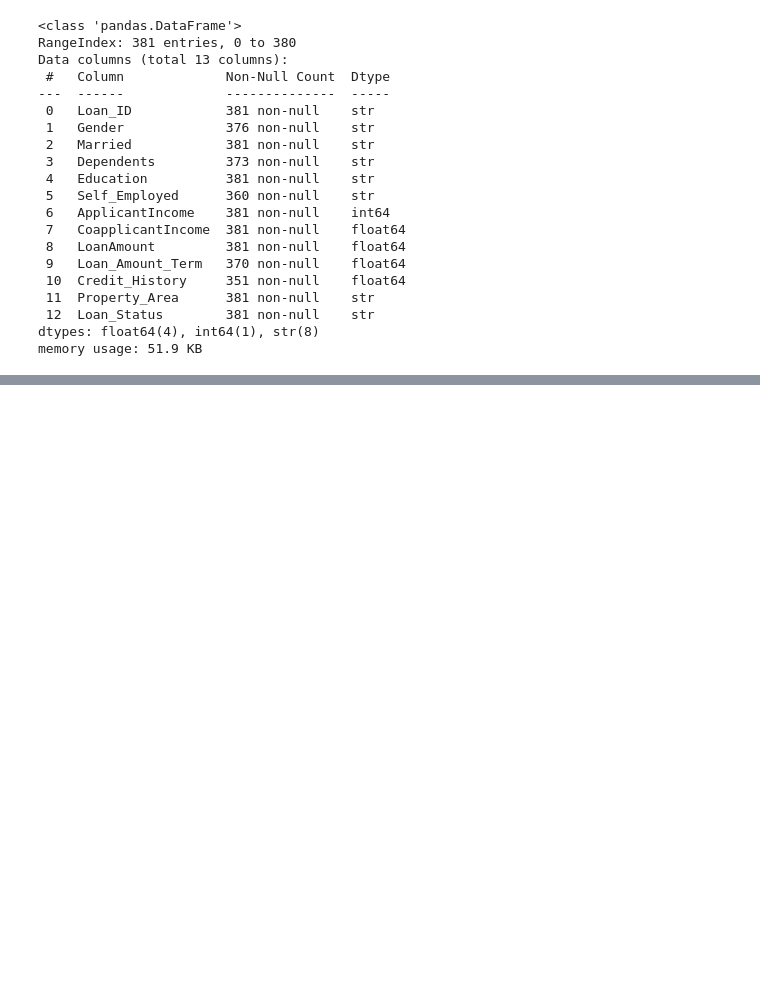
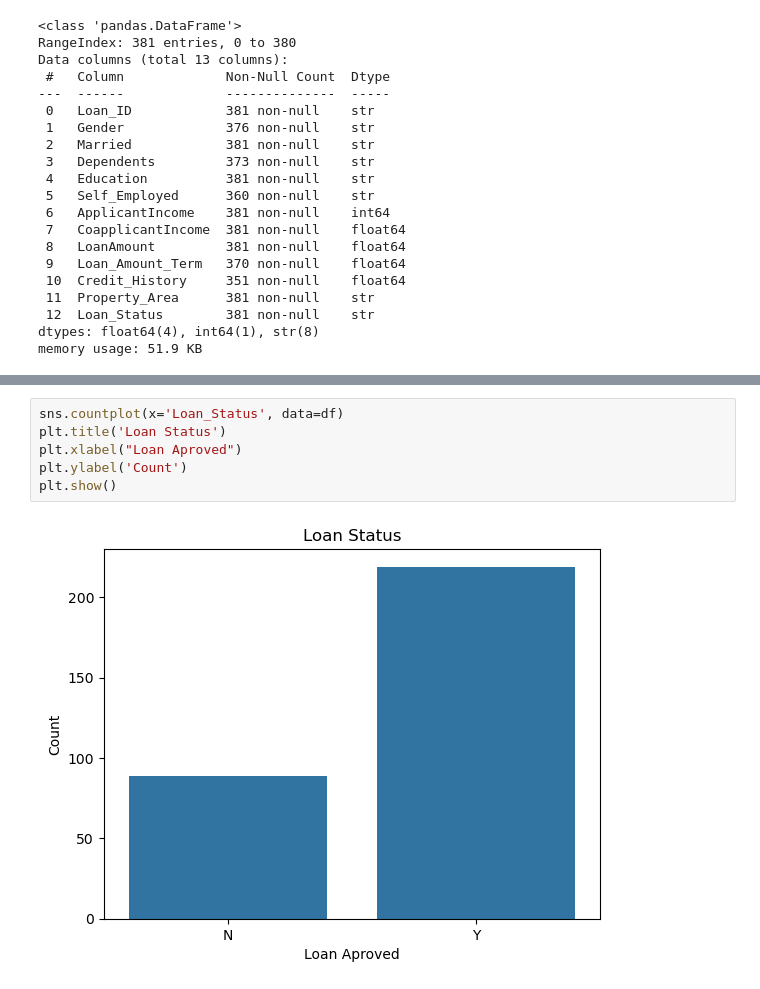
Before and after one commit to AngeloGeno/Loan-Approval-Prediction-System, a Jupyter notebook: Notebook.ipynb, the cells around one changed output, grey strips where cells are left out. Cells and saved outputs as stored; diff of their text form; blank space fills up the shorter version.

Commit message:
Data Exploration

```diff
--- a/Notebook.ipynb
+++ b/Notebook.ipynb
@@ -50,0 +133,8 @@ memory usage: 51.9 KB
+# %%
+sns.countplot(x='Loan_Status', data=df)
+plt.title('Loan Status')
+plt.xlabel("Loan Aproved")
+plt.ylabel('Count')
+plt.show()
+# %% [output]
+[figure, added]
```
Also changed, not shown: parts of 16 cells of this notebook.
